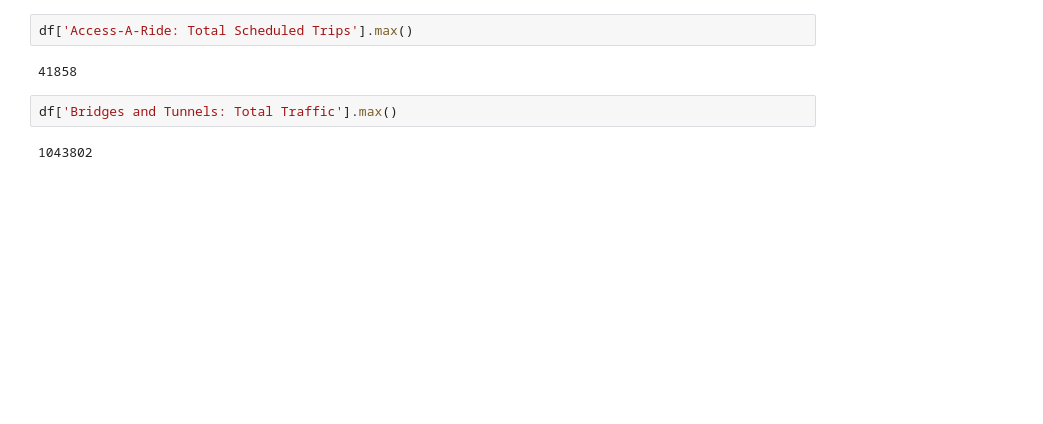
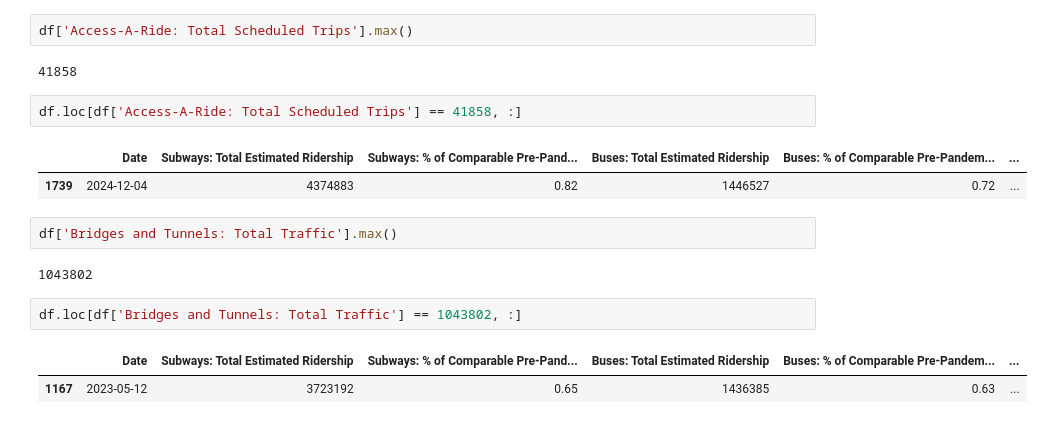
Before and after one commit to alishanstyles/MTA-Daily-Ridership, a Jupyter notebook: Untitled.ipynb, the cells around one changed output. Saved outputs shown, nothing was run; the diff lists cells and outputs as text; blank space fills up the shorter version.

```diff
--- a/Untitled.ipynb
+++ b/Untitled.ipynb
@@ -261,9 +280,19 @@ df['Metro-North: Total Estimated Ridership'].max()
 df['Access-A-Ride: Total Scheduled Trips'].max()
 # %% [output]
 41858
+# %%
+df.loc[df['Access-A-Ride: Total Scheduled Trips'] == 41858, :]
+# %% [output]
+|  | Date | Subways: Total Estimated Ridership | Subways: % of Comparable Pre-Pand... | Buses: Total Estimated Ridership | Buses: % of Comparable Pre-Pandem... | ... |
+| 1739 | 2024-12-04 | 4374883 | 0.82 | 1446527 | 0.72 | ... |
 # %%
 df['Bridges and Tunnels: Total Traffic'].max()
 # %% [output]
 1043802
+# %%
+df.loc[df['Bridges and Tunnels: Total Traffic'] == 1043802, :]
+# %% [output]
+|  | Date | Subways: Total Estimated Ridership | Subways: % of Comparable Pre-Pand... | Buses: Total Estimated Ridership | Buses: % of Comparable Pre-Pandem... | ... |
+| 1167 | 2023-05-12 | 3723192 | 0.65 | 1436385 | 0.63 | ... |
 # %%
 df['Staten Island Railway: Total Estimated Ridership'].max()
```
Also changed, not shown: parts of 7 cells of this notebook.
